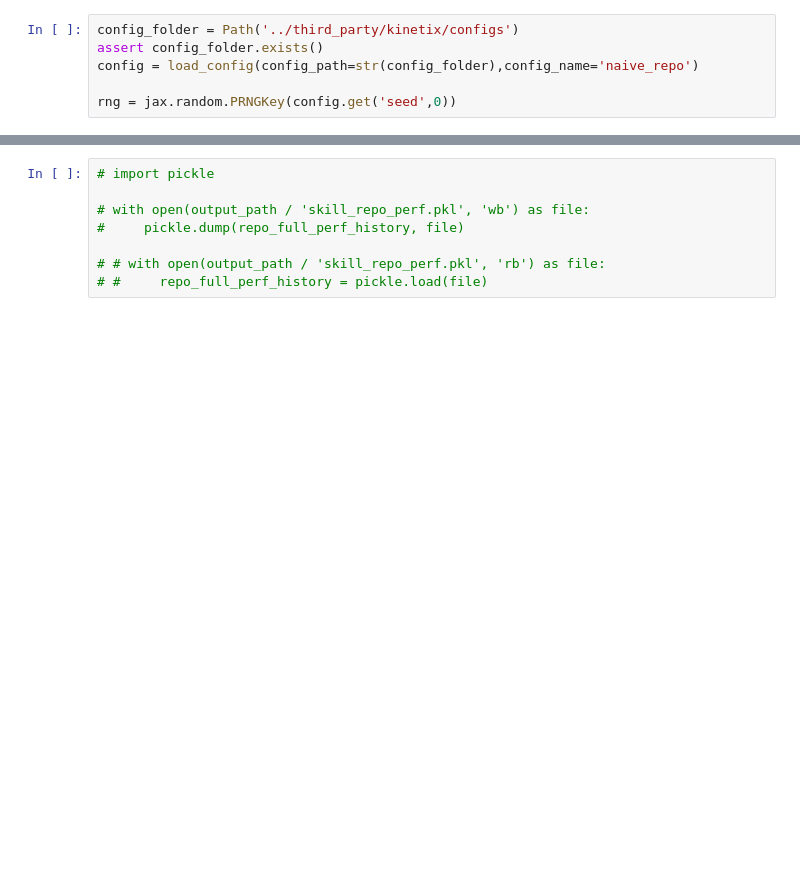
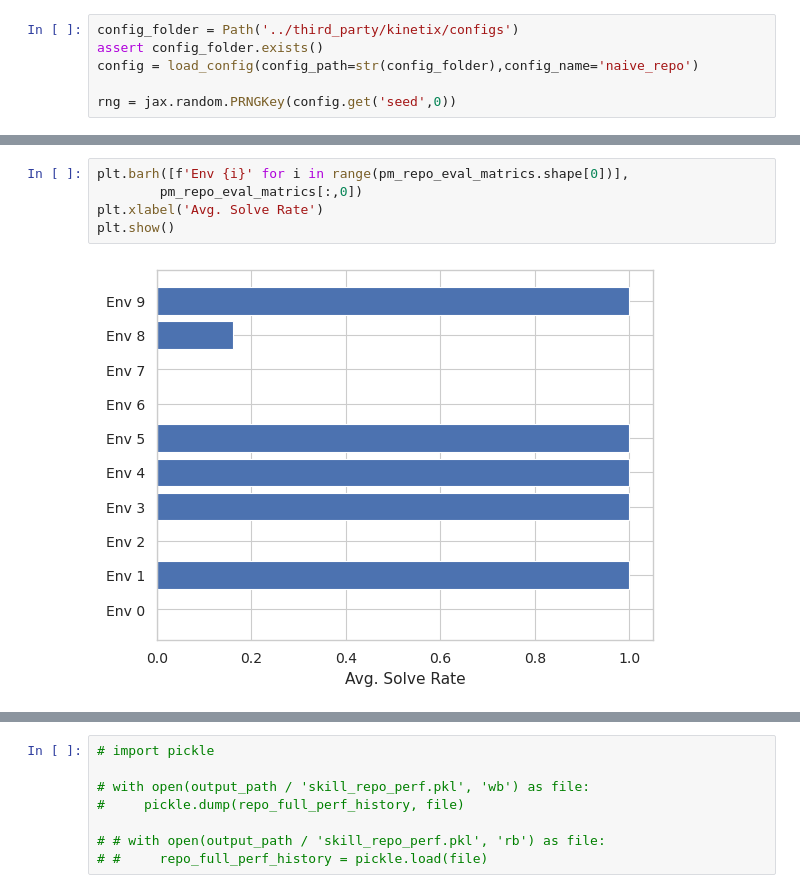
Before and after one commit to SobhanNili/Policy-Repository-Semester-Project, a Jupyter notebook: apa/repo_playground.ipynb, the cells around one changed output, grey strips where cells are left out. Cells and saved outputs as stored; diff of their text form; blank space fills up the shorter version.

```diff
--- a/apa/repo_playground.ipynb
+++ b/apa/repo_playground.ipynb
@@ -113,0 +102,7 @@ for repo_update_idx in tqdm(range(num_repo_updates)):
+# %%
+plt.barh([f'Env {i}' for i in range(pm_repo_eval_matrics.shape[0])],
+        pm_repo_eval_matrics[:,0])
+plt.xlabel('Avg. Solve Rate')
+plt.show()
+# %% [output]
+[figure, added]
```
Also changed, not shown: parts of 10 cells of this notebook, 7 other files.
